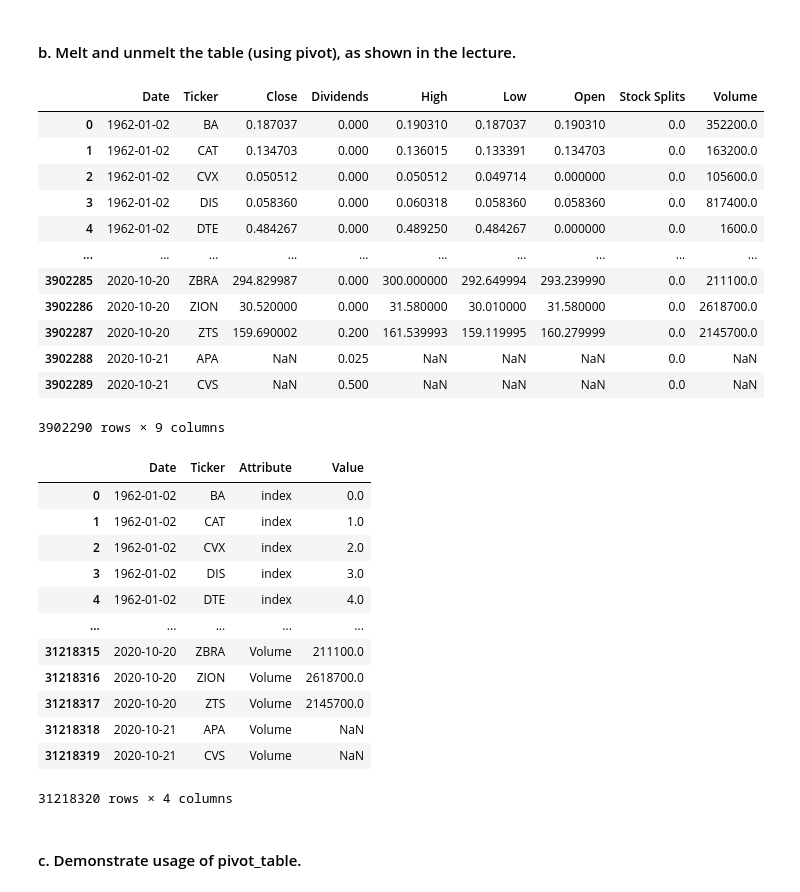
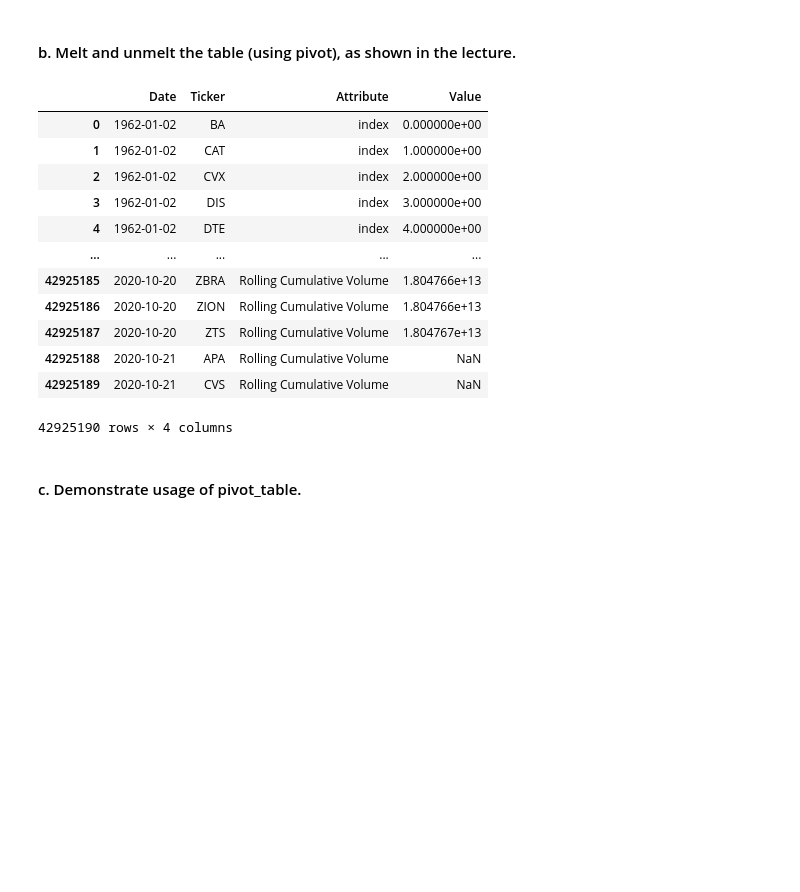
Before and after one commit to jeffsnguyen/Python, a Jupyter notebook: Level_8/Homework/8_2_6.ipynb, the cells around one changed output. Saved outputs shown, nothing was run; the diff lists cells and outputs as text; code cells hidden in the pictures; blank space fills up the shorter version.

```diff
--- a/Level_8/Homework/8_2_6.ipynb
+++ b/Level_8/Homework/8_2_6.ipynb
@@ -136,39 +116,26 @@ Stored 'dataDaily' (DataFrame)
 #### b. Melt and unmelt the table (using pivot), as shown in the lecture.
 # %%
 # Stack the table
-hist = hist.stack(level=0).reset_index().rename(columns = {'level_1':'Ticker'})
-hist
+#hist = hist.stack(level=0).reset_index().rename(columns = {'level_1':'Ticker'})
+#hist
 
 # Melt
 melted = hist.reset_index().melt(id_vars=['Date', 'Ticker'], var_name='Attribute', value_name='Value')
 melted
 # %% [output]
-|  | Date | Ticker | Close | Dividends | High | Low | Open | Stock Splits | Volume |
-| 0 | 1962-01-02 | BA | 0.187037 | 0.000 | 0.190310 | 0.187037 | 0.190310 | 0.0 | 352200.0 |
-| 1 | 1962-01-02 | CAT | 0.134703 | 0.000 | 0.136015 | 0.133391 | 0.134703 | 0.0 | 163200.0 |
-| 2 | 1962-01-02 | CVX | 0.050512 | 0.000 | 0.050512 | 0.049714 | 0.000000 | 0.0 | 105600.0 |
-| 3 | 1962-01-02 | DIS | 0.058360 | 0.000 | 0.060318 | 0.058360 | 0.058360 | 0.0 | 817400.0 |
-| 4 | 1962-01-02 | DTE | 0.484267 | 0.000 | 0.489250 | 0.484267 | 0.000000 | 0.0 | 1600.0 |
-| ... | ... | ... | ... | ... | ... | ... | ... | ... | ... |
-| 3902285 | 2020-10-20 | ZBRA | 294.829987 | 0.000 | 300.000000 | 292.649994 | 293.239990 | 0.0 | 211100.0 |
-| 3902286 | 2020-10-20 | ZION | 30.520000 | 0.000 | 31.580000 | 30.010000 | 31.580000 | 0.0 | 2618700.0 |
-| 3902287 | 2020-10-20 | ZTS | 159.690002 | 0.200 | 161.539993 | 159.119995 | 160.279999 | 0.0 | 2145700.0 |
-| 3902288 | 2020-10-21 | APA | NaN | 0.025 | NaN | NaN | NaN | 0.0 | NaN |
-| 3902289 | 2020-10-21 | CVS | NaN | 0.500 | NaN | NaN | NaN | 0.0 | NaN |
+|  | Date | Ticker | Attribute | Value |
+| 0 | 1962-01-02 | BA | index | 0.000000e+00 |
+| 1 | 1962-01-02 | CAT | index | 1.000000e+00 |
+| 2 | 1962-01-02 | CVX | index | 2.000000e+00 |
+| 3 | 1962-01-02 | DIS | index | 3.000000e+00 |
+| 4 | 1962-01-02 | DTE | index | 4.000000e+00 |
+| ... | ... | ... | ... | ... |
+| 42925185 | 2020-10-20 | ZBRA | Rolling Cumulative Volume | 1.804766e+13 |
+| 42925186 | 2020-10-20 | ZION | Rolling Cumulative Volume | 1.804766e+13 |
+| 42925187 | 2020-10-20 | ZTS | Rolling Cumulative Volume | 1.804767e+13 |
+| 42925188 | 2020-10-21 | APA | Rolling Cumulative Volume | NaN |
+| 42925189 | 2020-10-21 | CVS | Rolling Cumulative Volume | NaN |
-3902290 rows × 9 columns
+42925190 rows × 4 columns
-|  | Date | Ticker | Attribute | Value |
-| 0 | 1962-01-02 | BA | index | 0.0 |
-| 1 | 1962-01-02 | CAT | index | 1.0 |
-| 2 | 1962-01-02 | CVX | index | 2.0 |
-| 3 | 1962-01-02 | DIS | index | 3.0 |
-| 4 | 1962-01-02 | DTE | index | 4.0 |
-| ... | ... | ... | ... | ... |
-| 31218315 | 2020-10-20 | ZBRA | Volume | 211100.0 |
-| 31218316 | 2020-10-20 | ZION | Volume | 2618700.0 |
-| 31218317 | 2020-10-20 | ZTS | Volume | 2145700.0 |
-| 31218318 | 2020-10-21 | APA | Volume | NaN |
-| 31218319 | 2020-10-21 | CVS | Volume | NaN |
-31218320 rows × 4 columns
 # %%
 #pivoted = melted.pivot(index=['Date','Ticker'], columns='Attribute', values='Value')  # Reverse melt state to pivot state
 #pivoted = pivoted['Value'].reset_index()
```
Also changed, not shown: parts of 4 cells of this notebook.
